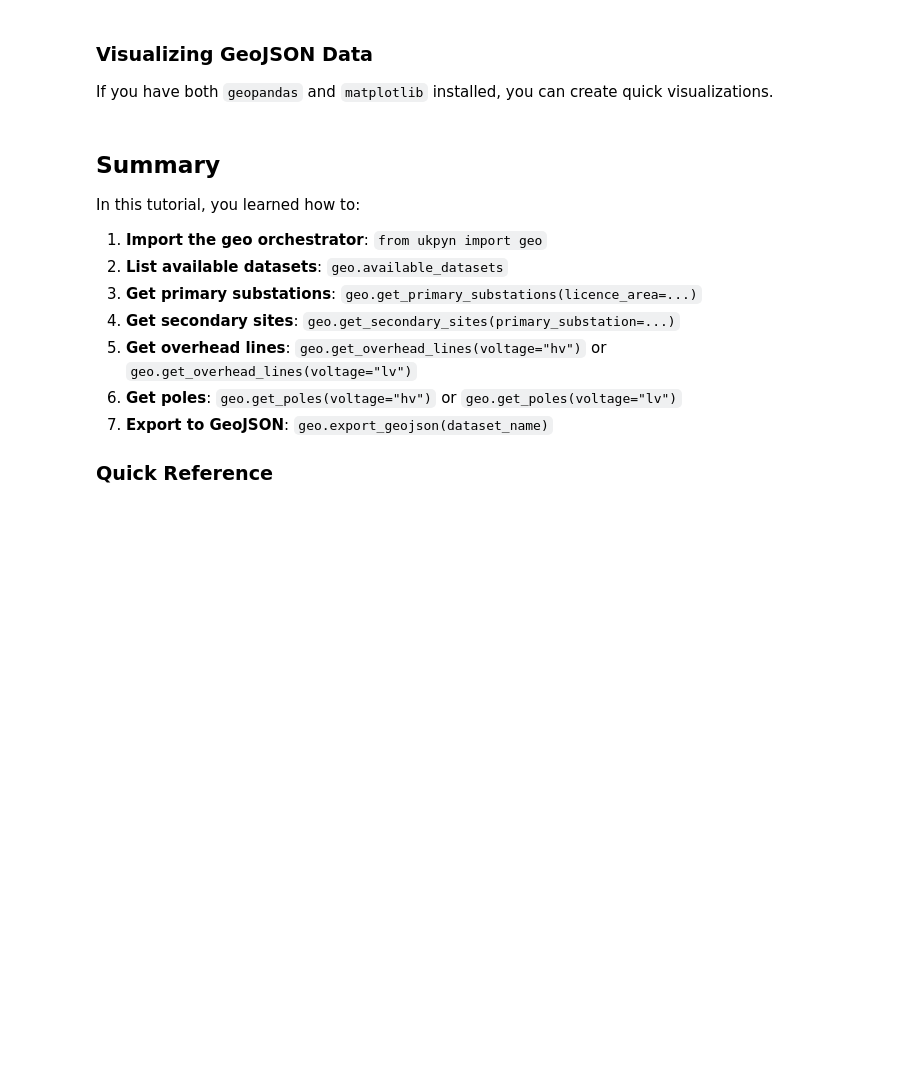
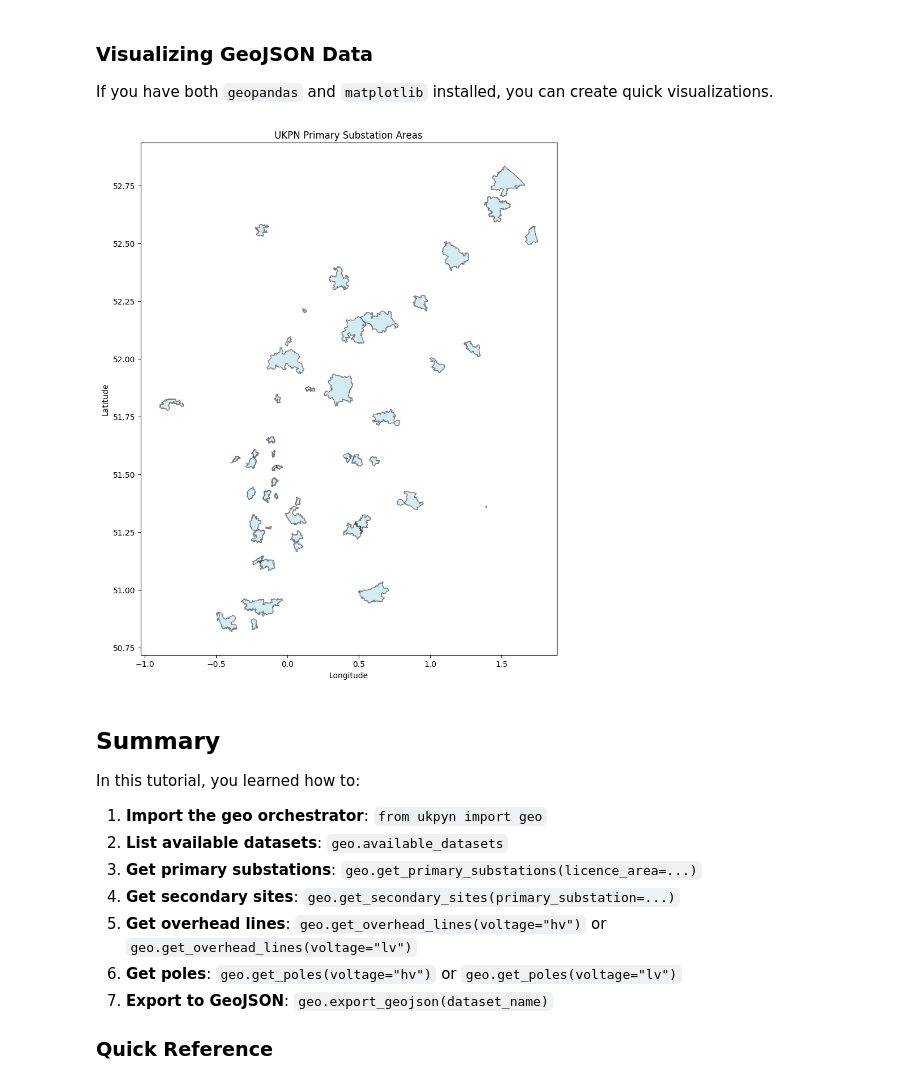
Before and after one commit to UKPN-DSO/ukpyn, a Jupyter notebook: tutorials/08-geospatial-data.ipynb, the cells around one changed output. Saved outputs shown, nothing was run; the diff lists cells and outputs as text; code cells hidden in the pictures; blank space fills up the shorter version.

```diff
--- a/tutorials/08-geospatial-data.ipynb
+++ b/tutorials/08-geospatial-data.ipynb
@@ -449,7 +621,7 @@ if hv_poles_geojson.get("features"):
 from pathlib import Path
 
 # Export more records for a useful file
-full_geojson_bytes = geo.export_geojson("primary_substations", limit=100)
+full_geojson_bytes = gis.export_geojson("primary_areas", limit=100)
 
 save_dir = None  # Set to a directory (e.g. "exports") to enable writing files.
 if save_dir:
@@ -487,7 +661,7 @@ try:
     from io import BytesIO
 
     # Load directly from bytes
-    geojson_bytes = geo.export_geojson("primary_substations", limit=50)
+    geojson_bytes = gis.export_geojson("primary_areas", limit=50)
     gdf = gpd.read_file(BytesIO(geojson_bytes))
 
     print(f"GeoDataFrame shape: {gdf.shape}")
@@ -517,31 +704,33 @@ If you have both `geopandas` and `matplotlib` installed, you can create quick vi
 # %%
 # Optional: Simple visualization with geopandas
 
 try:
     import geopandas as gpd
     import matplotlib.pyplot as plt
     from io import BytesIO
 
     # Load data
-    geojson_bytes = geo.export_geojson("primary_substations", limit=50)
+    geojson_bytes = gis.export_geojson("primary_areas", limit=50)
     gdf = gpd.read_file(BytesIO(geojson_bytes))
 
     # Create plot
     fig, ax = plt.subplots(figsize=(12, 10))
     gdf.plot(ax=ax, edgecolor="black", facecolor="lightblue", alpha=0.5)
     ax.set_title("UKPN Primary Substation Areas")
     ax.set_xlabel("Longitude")
     ax.set_ylabel("Latitude")
     plt.tight_layout()
     plt.show()
 
 except ImportError as e:
     print(f"Visualization requires geopandas and matplotlib: {e}")
     print("\nInstall with:")
     print("  pip install geopandas matplotlib")
 
 # Expected output:
 # [Map visualization of primary substation areas]
+# %% [output]
+[figure, added]
 # %% [markdown]
 ## Summary
 
```
Also changed, not shown: parts of 19 cells of this notebook, 15 other files.
